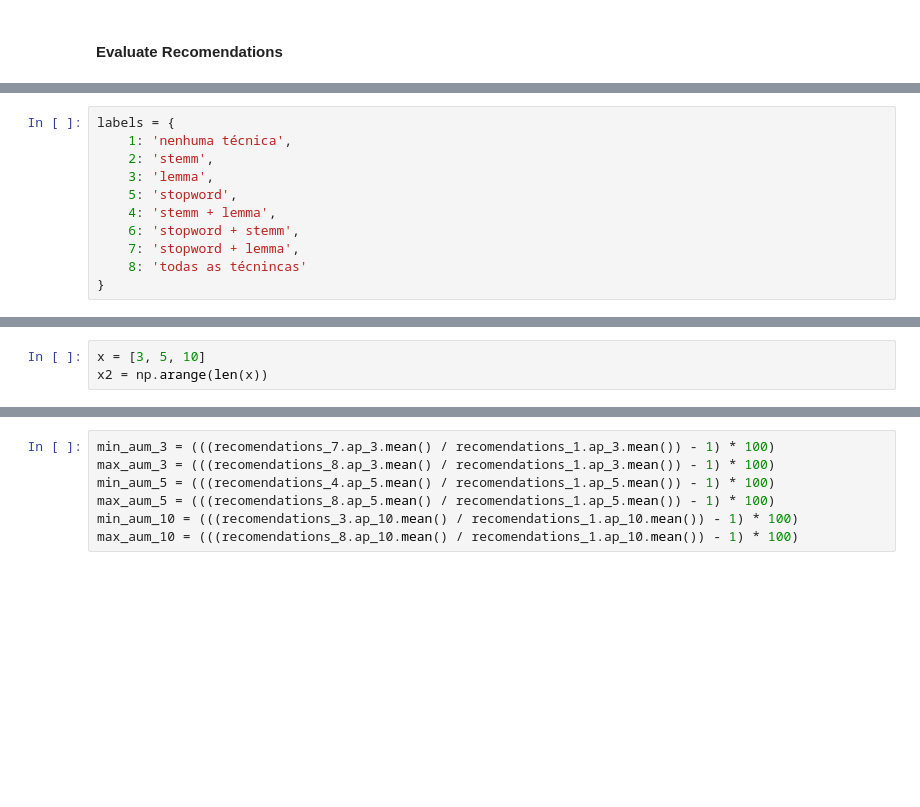
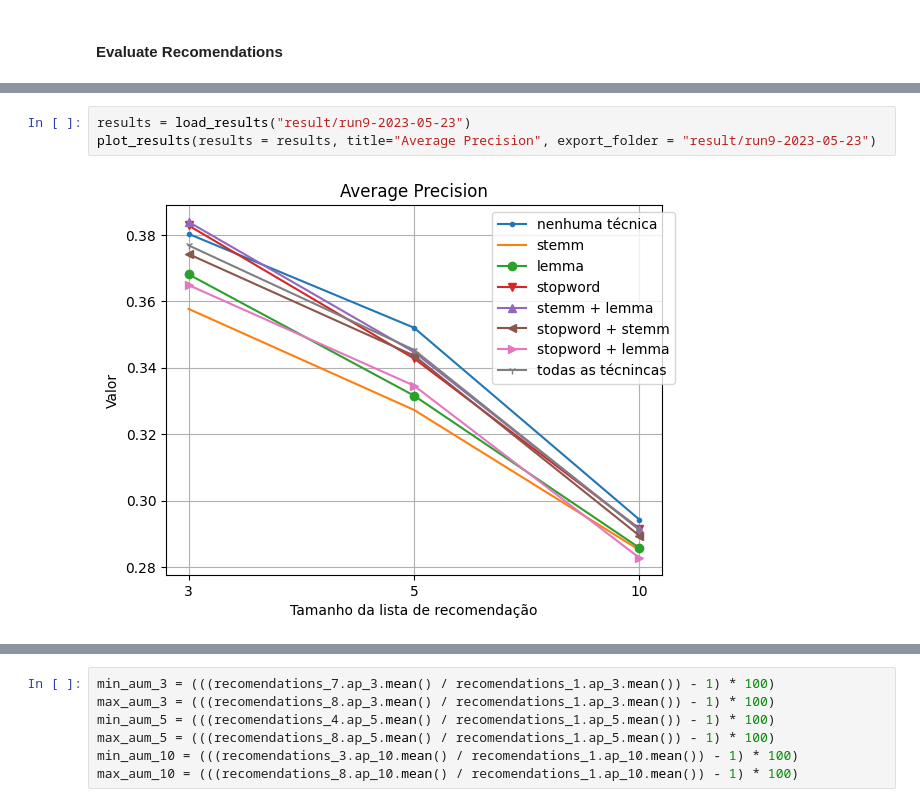
Before and after one commit to krysthianlessa/mata66-tcc, a Jupyter notebook: main.ipynb, the cells around one changed output, grey strips where cells are left out. Drawn from its saved outputs; the diff is of its cells as text; blank space fills up the shorter version.

Commit message:
feat: load results on evaluating notebook

```diff
--- a/main.ipynb
+++ b/main.ipynb
@@ -38,11 +52,0 @@ import matplotlib.pyplot as plt
-# %%
-labels = {
-    1: 'nenhuma técnica',
-    2: 'stemm',
-    3: 'lemma',
-    5: 'stopword',
-    4: 'stemm + lemma',
-    6: 'stopword + stemm',
-    7: 'stopword + lemma',
-    8: 'todas as técnincas'
-}
@@ -58,3 +52,0 @@ recomendations_8 = pd.read_csv('result/run9-2023-05-23/recomendations_8.csv')
-# %%
-x = [3, 5, 10]
-x2 = np.arange(len(x))
@@ -96,0 +99,5 @@ y_rec_8_ap = [recomendations_8.ap_3.mean(), recomendations_8.ap_5.mean(), recome
+# %%
+results = load_results("result/run9-2023-05-23")
+plot_results(results = results, title="Average Precision", export_folder = "result/run9-2023-05-23")
+# %% [output]
+[figure, added]
```
Also changed, not shown: parts of 10 cells of this notebook, 4 other files.
